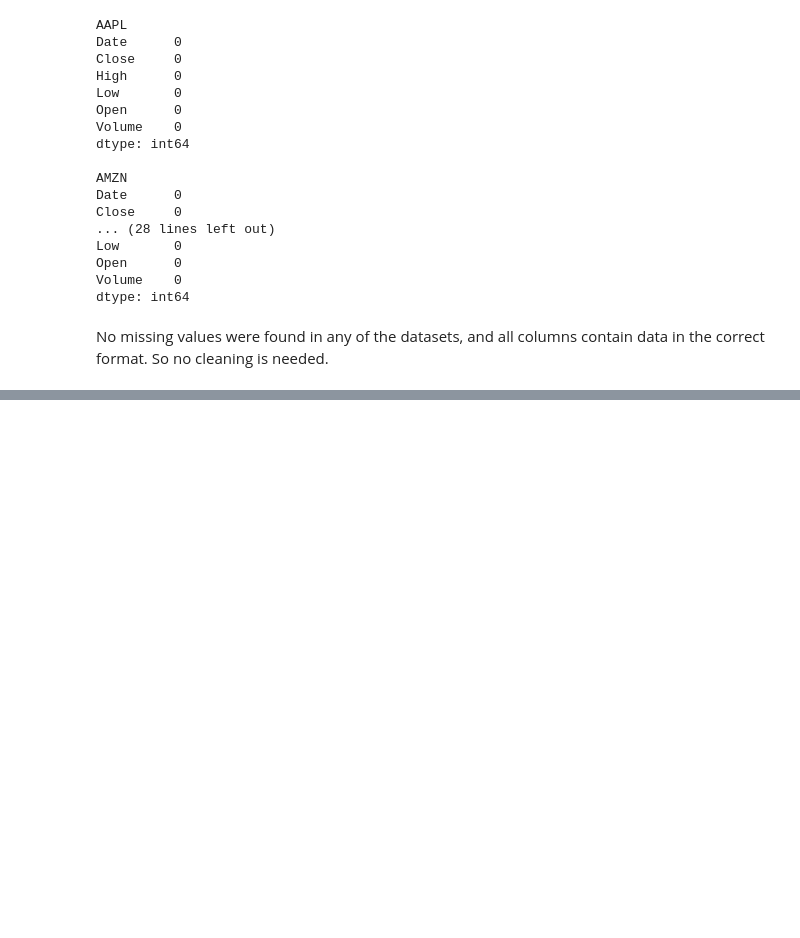
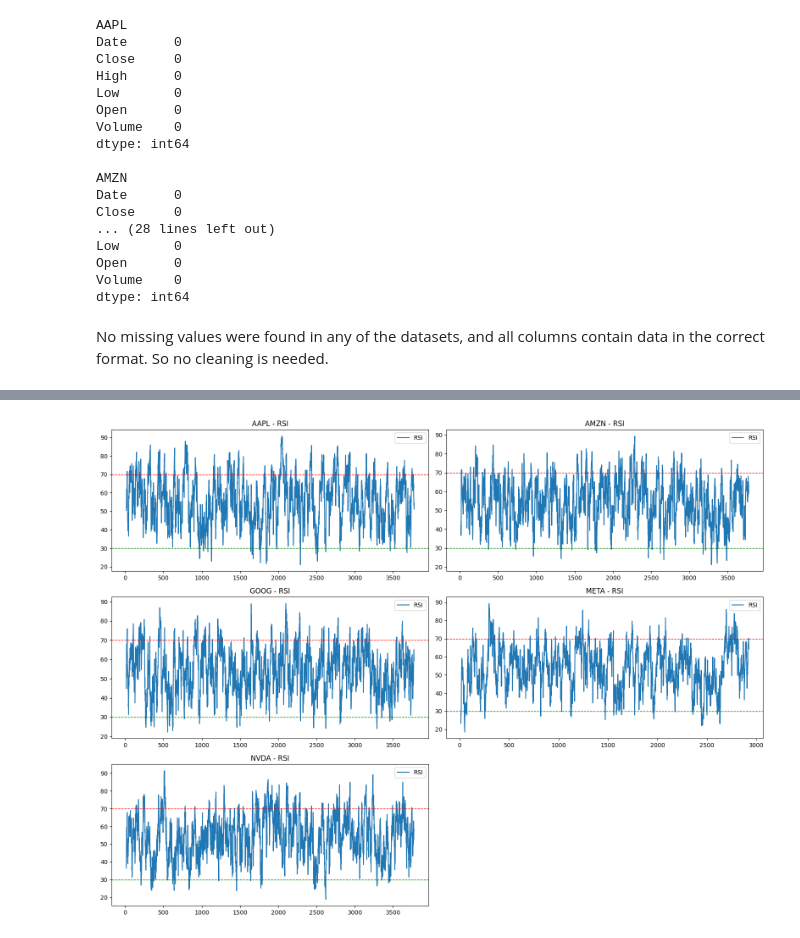
Before and after one commit to Megdelawit365/news-sentiment-analysis, a Jupyter notebook: notebooks/stock_analysis.ipynb, the cells around one changed output, grey strips where cells are left out. Drawn from its saved outputs; the diff is of its cells as text; code cells hidden in the pictures; blank space fills up the shorter version.

```diff
--- a/notebooks/stock_analysis.ipynb
+++ b/notebooks/stock_analysis.ipynb
@@ -131,0 +245,26 @@ No missing values were found in any of the datasets, and all columns contain dat
+# %%
+import matplotlib.pyplot as plt
+
+fig, axes = plt.subplots(3, 2, figsize=(16, 12))
+axes = axes.flatten()
+
+stock_list = ["AAPL", "AMZN", "GOOG", "META", "NVDA"]
+
+for i, name in enumerate(stock_list):
+    df = stocks[name]
+
+    axes[i].plot(df.index, df["RSI"], label="RSI")
+
+    axes[i].axhline(70, linestyle="--", color="red", linewidth=1)
+    axes[i].axhline(30, linestyle="--", color="green", linewidth=1)
+
+    axes[i].set_title(f"{name} - RSI")
+    axes[i].legend()
+
+# turn off empty subplot (6th slot)
+axes[-1].axis("off")
+
+plt.tight_layout()
+plt.show()
+# %% [output]
+[figure, added]
```
Also changed, not shown: parts of 7 cells of this notebook.
